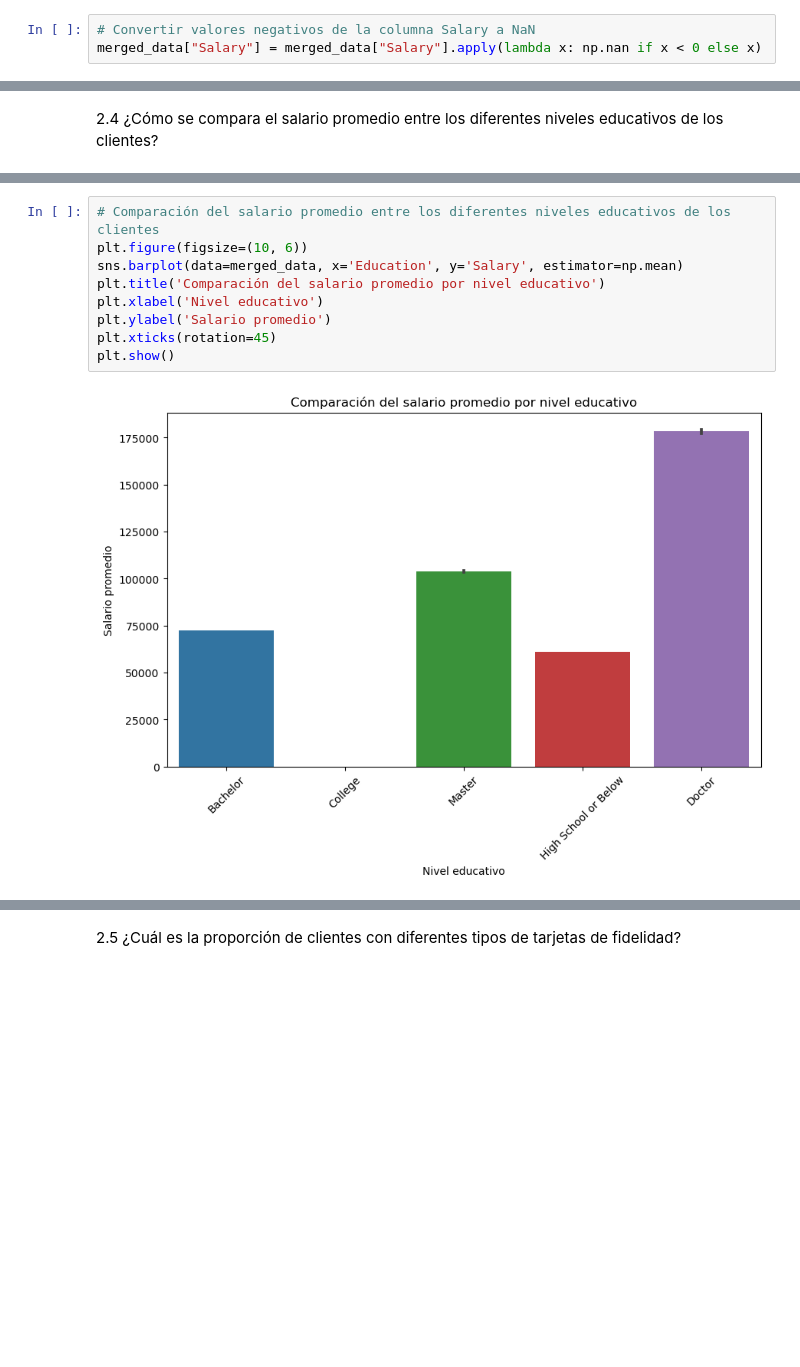
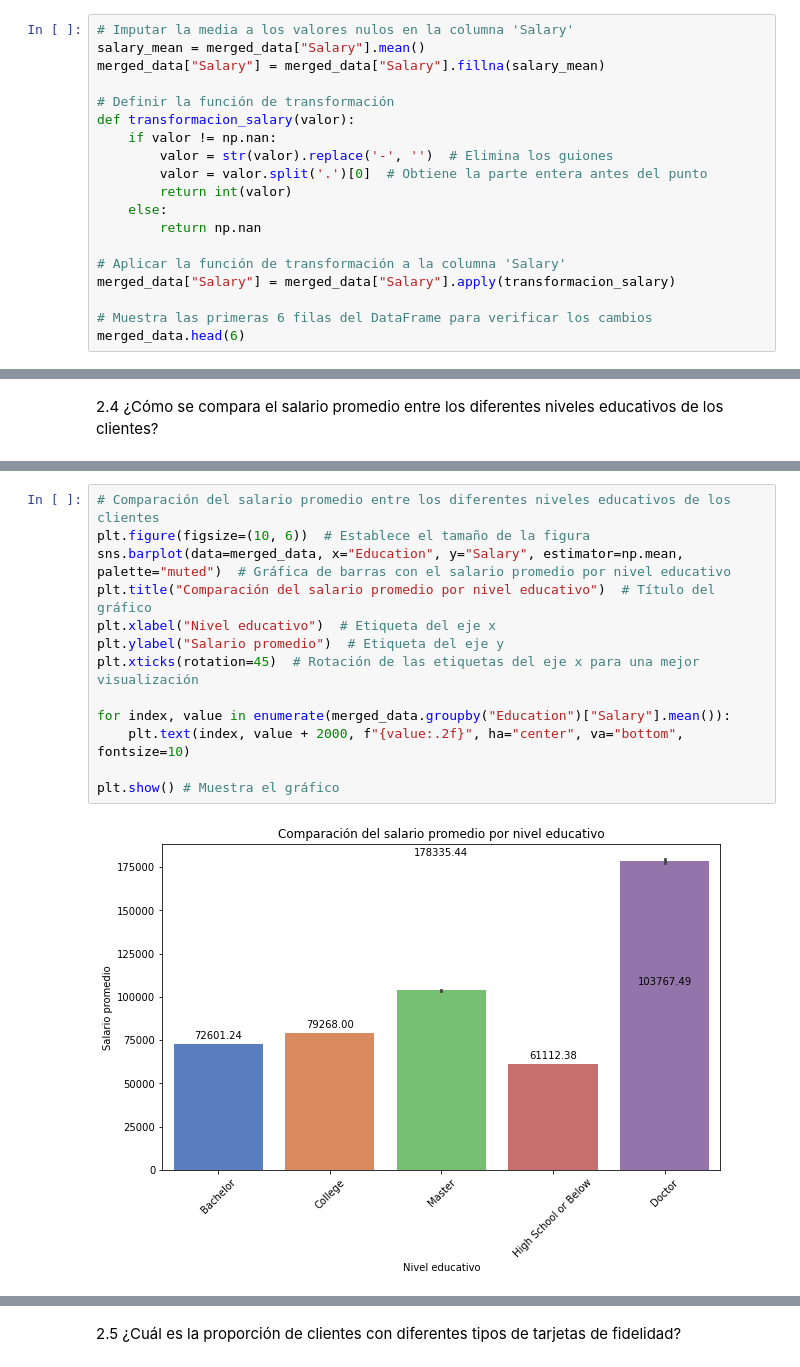
Before and after one commit to Adalab/bda-modulo-3-evaluacion-final-BSReguera, a Jupyter notebook: final_evaluation_module3.ipynb, the cells around one changed output, grey strips where cells are left out. Drawn from its saved outputs; the diff is of its cells as text; blank space fills up the shorter version.

```diff
--- a/final_evaluation_module3.ipynb
+++ b/final_evaluation_module3.ipynb
@@ -389,3 +369,19 @@ for i in range(len(merged_data)):
-# %%
-# Convertir valores negativos de la columna Salary a NaN
-merged_data["Salary"] = merged_data["Salary"].apply(lambda x: np.nan if x < 0 else x)
+# %%
+# Imputar la media a los valores nulos en la columna 'Salary'
+salary_mean = merged_data["Salary"].mean()
+merged_data["Salary"] = merged_data["Salary"].fillna(salary_mean)
+
+# Definir la función de transformación
+def transformacion_salary(valor):
+    if valor != np.nan:
+        valor = str(valor).replace('-', '')  # Elimina los guiones
+        valor = valor.split('.')[0]  # Obtiene la parte entera antes del punto
+        return int(valor)
+    else:
+        return np.nan
+
+# Aplicar la función de transformación a la columna 'Salary'
+merged_data["Salary"] = merged_data["Salary"].apply(transformacion_salary)
+
+# Muestra las primeras 6 filas del DataFrame para verificar los cambios
+merged_data.head(6)
@@ -486,11 +514,15 @@ Name: count, dtype: int64
 # %%
 # Comparación del salario promedio entre los diferentes niveles educativos de los clientes
-plt.figure(figsize=(10, 6))
-sns.barplot(data=merged_data, x='Education', y='Salary', estimator=np.mean)
-plt.title('Comparación del salario promedio por nivel educativo')
-plt.xlabel('Nivel educativo')
-plt.ylabel('Salario promedio')
-plt.xticks(rotation=45)
-plt.show()
+plt.figure(figsize=(10, 6))  # Establece el tamaño de la figura
+sns.barplot(data=merged_data, x="Education", y="Salary", estimator=np.mean, palette="muted")  # Gráfica de barras con el salario promedio por nivel educativo
+plt.title("Comparación del salario promedio por nivel educativo")  # Título del gráfico
+plt.xlabel("Nivel educativo")  # Etiqueta del eje x
+plt.ylabel("Salario promedio")  # Etiqueta del eje y
+plt.xticks(rotation=45)  # Rotación de las etiquetas del eje x para una mejor visualización
+
+for index, value in enumerate(merged_data.groupby("Education")["Salary"].mean()):
+    plt.text(index, value + 2000, f"{value:.2f}", ha="center", va="bottom", fontsize=10)
+
+plt.show() # Muestra el gráfico
 # %% [output]
-[figure, old version]
+[figure, new version]
```
Also changed, not shown: parts of 56 cells of this notebook.
